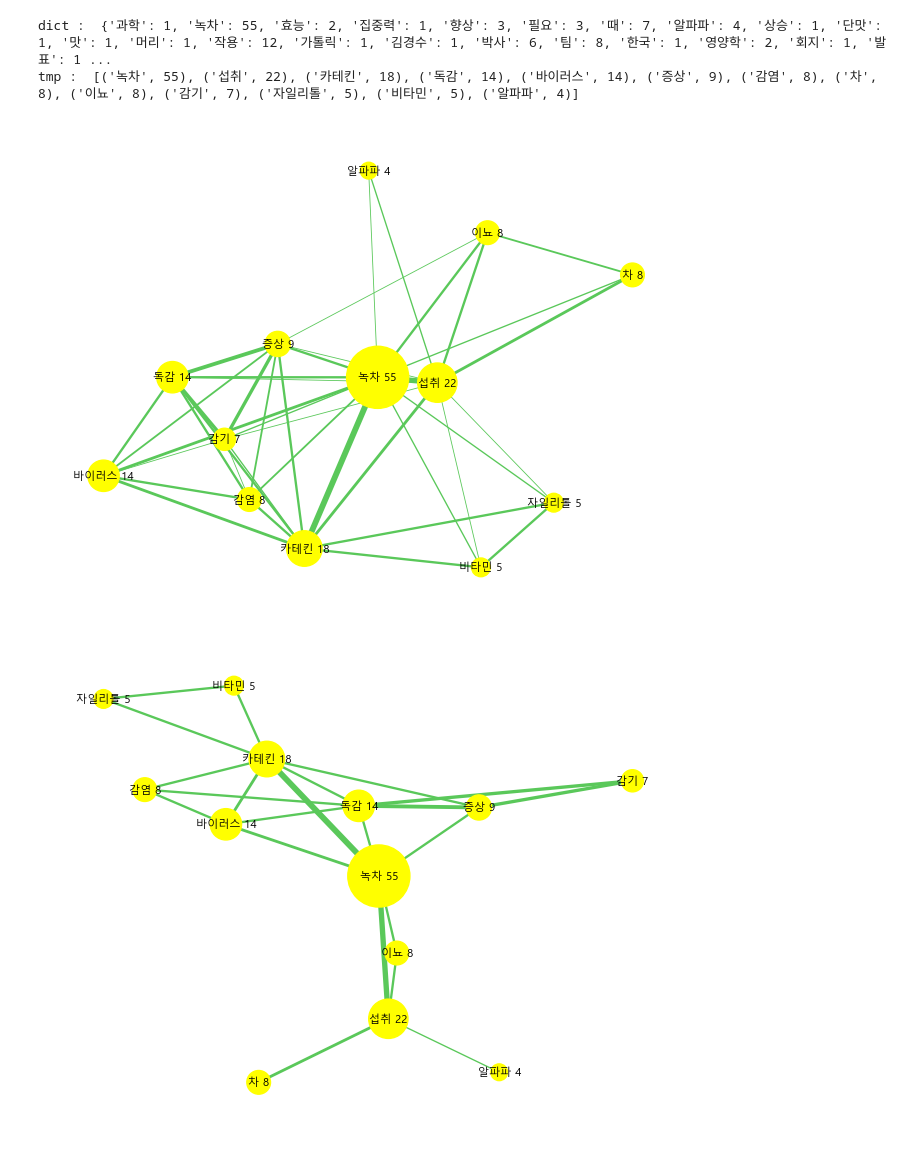
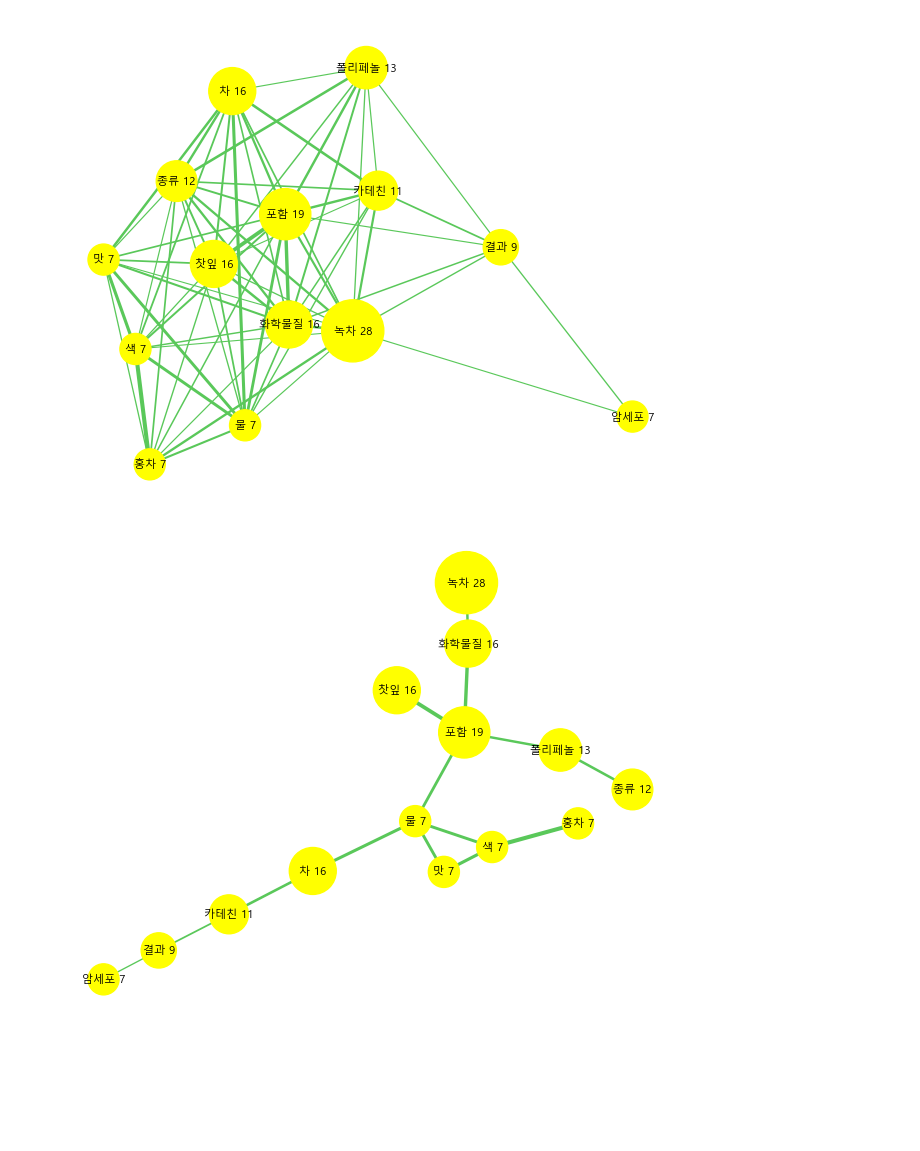
Before and after one commit to JeonJaeHyeong/knowledge_graph_python, a Jupyter notebook: graph.ipynb, the cells around one changed output. Drawn from its saved outputs; the diff is of its cells as text; code cells hidden in the pictures; blank space fills up the shorter version.

```diff
--- a/graph.ipynb
+++ b/graph.ipynb
@@ -184,19 +217,16 @@ def percent_graph(graph, p, scale):
-# %%
-title = "녹차의 효능"
-scale = 7
-num_node = 13
-option = "ss"
-img_name = title + '_' + option + '_' + str(num_node)
-nodes = get_nodes(title, "TF", num_node)
-adj = get_adj(title, nodes, option, scale)
-G = make_graph(nodes, adj)
-#cut_G = cutting_edge(G, adj, 10, "dijkstra")
-#cut_G = cutting_edge(G, adj, 10, "kruskal")
-cut_G = cutting_edge(G, adj, 10, "PFNET")
-percent_G = percent_graph(cut_G, 0.7, scale)
-# %% [output]
-dict :  {'과학': 1, '녹차': 55, '효능': 2, '집중력': 1, '향상': 3, '필요': 3, '때': 7, '알파파': 4, '상승': 1, '단맛': 1, '맛': 1, '머리': 1, '작용': 12, '가톨릭': 1, '김경수': 1, '박사': 6, '팀': 8, '한국': 1, '영양학': 2, '회지': 1, '발표': 1 ...
-tmp :  [('녹차', 55), ('섭취', 22), ('카테킨', 18), ('독감', 14), ('바이러스', 14), ('증상', 9), ('감염', 8), ('차', 8), ('이뇨', 8), ('감기', 7), ('자일리톨', 5), ('비타민', 5), ('알파파', 4)]
+# %%
+#title = "녹차의 효능"
+def rgb_to_hex(rgb):
+    return '#%02x%02x%02x' % rgb
+
+title = "녹차 속 폴리페놀"
+scale = 7
+num_node = 14
+edge_option = "scs"
+word_option = "TF"
+cut_option = "PFNET"
+r = float("inf")
+KG = KnowledgeGraph(title, num_node, scale, edge_option, word_option, cut_option, r)
 # %%
 # 필요한 패키지와 라이브러리를 가져옴
 import matplotlib as mpl
@@ -212,28 +242,28 @@ font_name = fm.FontProperties(fname=path, size=10).get_name()
 mpl.rcParams['axes.unicode_minus'] = False
 plt.rc('font', family=font_name)
 # %%
-weights = nx.get_edge_attributes(G, "weight")
-edges = G.edges()
-nodeSize = [ int(t.split()[-1]) for t in list(G.nodes) ]
+weights = nx.get_edge_attributes(KG.G, "weight")
+edges = KG.G.edges()
+nodeSize = [ int(t.split()[-1]) for t in list(KG.G.nodes) ]
 nodeSize = nodeSize / np.max(nodeSize) * 2000
 
 scaling_factor = 0.6 # to emphasise differences
 alphas = [(scale - weights[edge] + 1) * scaling_factor for edge in edges]
 colors = [rgb_to_hex((90, 200, 90)) for edge in edges]
 #colors = [rgb_to_hex((int(75 * (weights[edge]/7))+180, int(140 * (1-weights[edge]/7))+70, 0  )) for edge in edges]
 #nx.draw_shell(G, edge_color=colors, node_color='yellow', node_size=nodeSize, font_size=8, width=alphas, with_labels=True, font_family=font_name)
-nx.draw_spring(G, edge_color=colors, node_color='yellow', node_size=nodeSize, font_size=8, width=alphas, with_labels=True, font_family=font_name)
+nx.draw_spring(KG.G, edge_color=colors, node_color='yellow', node_size=nodeSize, font_size=8, width=alphas, with_labels=True, font_family=font_name)
 
 #pos=nx.spring_layout(G)
 #nx.draw_networkx(G, pos=pos, edge_color=colors, node_color='yellow', node_size=nodeSize, font_size=8, width=alphas, with_labels=True, font_family=font_name)
 #labels = nx.get_edge_attributes(G,'weight')
 #nx.draw_networkx_edge_labels(G, pos=pos, edge_labels=labels, font_size=6)
 # %% [output]
-[figure, old version]
+[figure, new version]
 # %%
-weights = nx.get_edge_attributes(cut_G, "weight")
-edges = cut_G.edges()
-nodeSize = [ int(t.split()[-1]) for t in list(cut_G.nodes) ]
+weights = nx.get_edge_attributes(KG.cut_G, "weight")
+edges = KG.cut_G.edges()
+nodeSize = [ int(t.split()[-1]) for t in list(KG.cut_G.nodes) ]
 nodeSize = nodeSize / np.max(nodeSize) * 2000
 
 scaling_factor = 0.6 # to emphasise differences
@@ -241,11 +271,11 @@ alphas = [(scale - weights[edge] + 1) * scaling_factor for edge in edges]
 colors = [rgb_to_hex((90, 200, 90)) for edge in edges]
 #colors = [rgb_to_hex((int(75 * (weights[edge]/7))+180, int(140 * (1-weights[edge]/7))+70, 0  )) for edge in edges]
 #nx.draw_shell(cut_G, edge_color=colors, node_color='yellow', node_size=nodeSize, font_size=8, width=alphas, with_labels=True, font_family=font_name)
-nx.draw_spring(cut_G, edge_color=colors, node_color='yellow', node_size=nodeSize, font_size=8, width=alphas, with_labels=True, font_family=font_name)
+nx.draw_spring(KG.cut_G, edge_color=colors, node_color='yellow', node_size=nodeSize, font_size=8, width=alphas, with_labels=True, font_family=font_name)
 
 #pos=nx.spring_layout(cut_G)
 #nx.draw_networkx(cut_G, pos=pos, edge_color=colors, node_color='yellow', node_size=nodeSize, font_size=8, with_labels=True, font_family=font_name)
 #labels = nx.get_edge_attributes(cut_G,'weight')
 #nx.draw_networkx_edge_labels(cut_G, pos=pos, edge_labels=labels, font_size=6)
 # %% [output]
-[figure, old version]
+[figure, new version]
```
Also changed, not shown: parts of 10 cells of this notebook, 12 other files.
